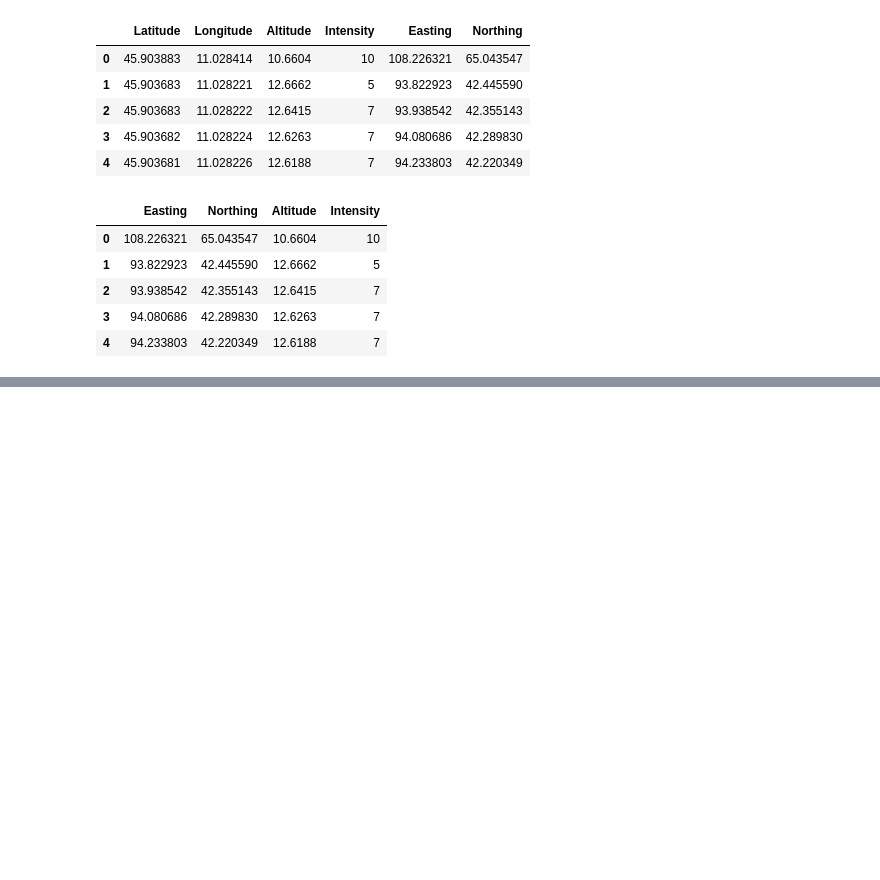
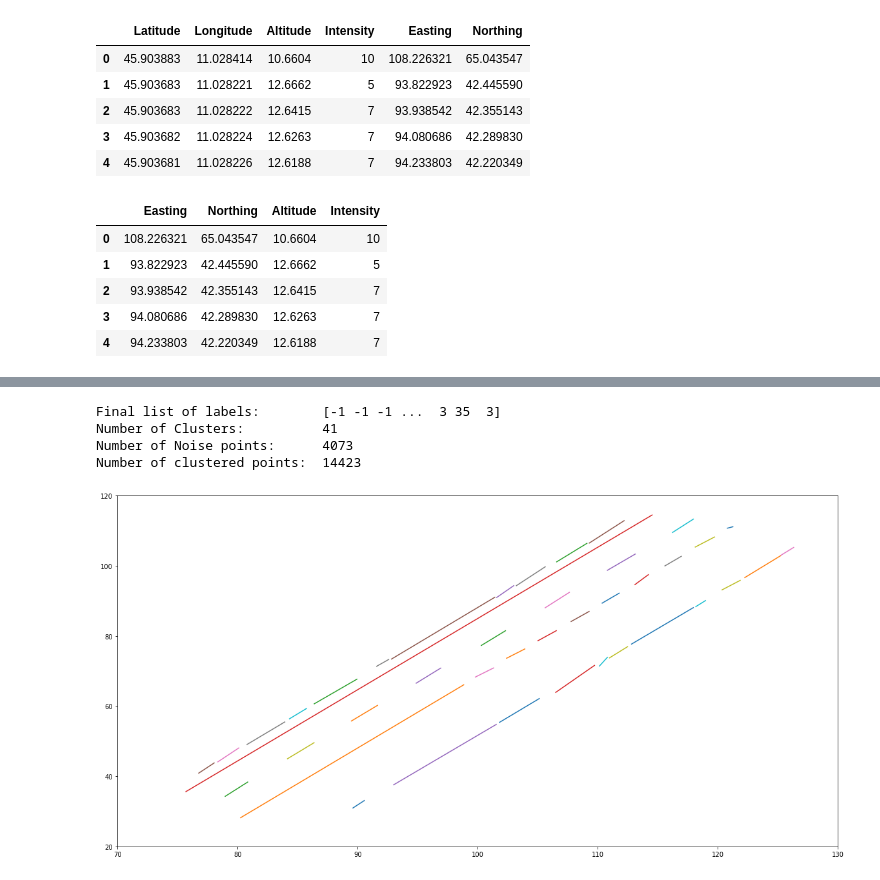
Before and after one commit to Lukas-Justen/Lane-Marking-Detection, a Jupyter notebook: Pointcloud_LaneMarking_Detection.ipynb, the cells around one changed output, grey strips where cells are left out. Drawn from its saved outputs; the diff is of its cells as text; code cells hidden in the pictures; blank space fills up the shorter version.

Commit message:
Identify lines

```diff
--- a/Pointcloud_LaneMarking_Detection.ipynb
+++ b/Pointcloud_LaneMarking_Detection.ipynb
@@ -112,14 +116,14 @@ def filter_by_mean_value(pointcloud_df):
     mean = pointcloud_df["Intensity"].mean()
     std = pointcloud_df["Intensity"].std()
 
-    lanes_df = pointcloud_df[pointcloud_df["Intensity"] > mean + 2 * std]
+    lanes_df = pointcloud_df[pointcloud_df["Intensity"] > mean + 1 * std]
     lanes_df = lanes_df[lanes_df["Intensity"] < mean + 7 * std ]
 
     print("MEAN FILTER:")
     print("============")
     print("Intensity - Mean value:      ", mean)
     print("Intensity - Std value:       ", std)
-    print("Intensity - Lower bound:     ", mean + 2 * std)
+    print("Intensity - Lower bound:     ", mean + 1 * std)
     print("Intensity - Upper bound:     ", mean + 7 * std)
     print("Intensity - Filtered points: ", len(lanes_df))
     print("Intensity - Original points: ", len(pointcloud_df))
@@ -183,0 +205,14 @@ Intensity - Reduction to %:   0.7328853422931542
+# %%
+X = lanes_df[["Easting", "Northing", "Altitude"]].values
+X = StandardScaler().fit_transform(X)
+
+db = DBSCAN(eps=0.05, min_samples=40).fit(X)
+labels = db.labels_
+n_clusters_ = len(set(labels)) - (1 if -1 in labels else 0)
+n_noise_ = list(labels).count(-1)
+
+lanes_df["Group"] = labels
+cluster_df = lanes_df[["Easting", "Northing", "Altitude", "Group"]]
+cluster_df = cluster_df[cluster_df["Group"]>=0]
+cluster_df.to_csv("./data/clustering.xyz",index=False)
+cluster_df.head()
@@ -183,0 +226,35 @@ Intensity - Reduction to %:   0.7328853422931542
+# %%
+print("Final list of labels:       ", labels)
+print("Number of Clusters:         ", n_clusters_)
+print("Number of Noise points:     ", n_noise_)
+print("Number of clustered points: ", len(cluster_df))
+# %% [output]
+Final list of labels:        [-1 -1 -1 ...  3 35  3]
+Number of Clusters:          41
+Number of Noise points:      4073
+Number of clustered points:  14423
+# %%
+lines = []
+
+for cluster in range(n_clusters_):
+    sub_cluster_df = cluster_df[cluster_df["Group"] == cluster]
+    points = sub_cluster_df[["Easting","Northing", "Altitude"]].values
+    distances = squareform(pdist(points))
+    max_dist = np.max(distances)
+    max_index = np.argmax(distances)
+    i1, i2 = np.unravel_index(max_index, distances.shape)
+    p1 = sub_cluster_df.iloc[i1]
+    p2 = sub_cluster_df.iloc[i2]
+    lines.append(([p1["Easting"], p2["Easting"]],[p1["Northing"], p2["Northing"]]))
+# %%
+import matplotlib.pyplot as plt
+
+plt.figure(figsize=(20,10))
+plt.xlim(70, 130), plt.ylim(20,120)
+
+for l in lines:
+    plt.plot(l[0], l[1])
+
+plt.show()
+# %% [output]
+[figure, added]
```
Also changed, not shown: parts of 5 cells of this notebook, 5 other files.
